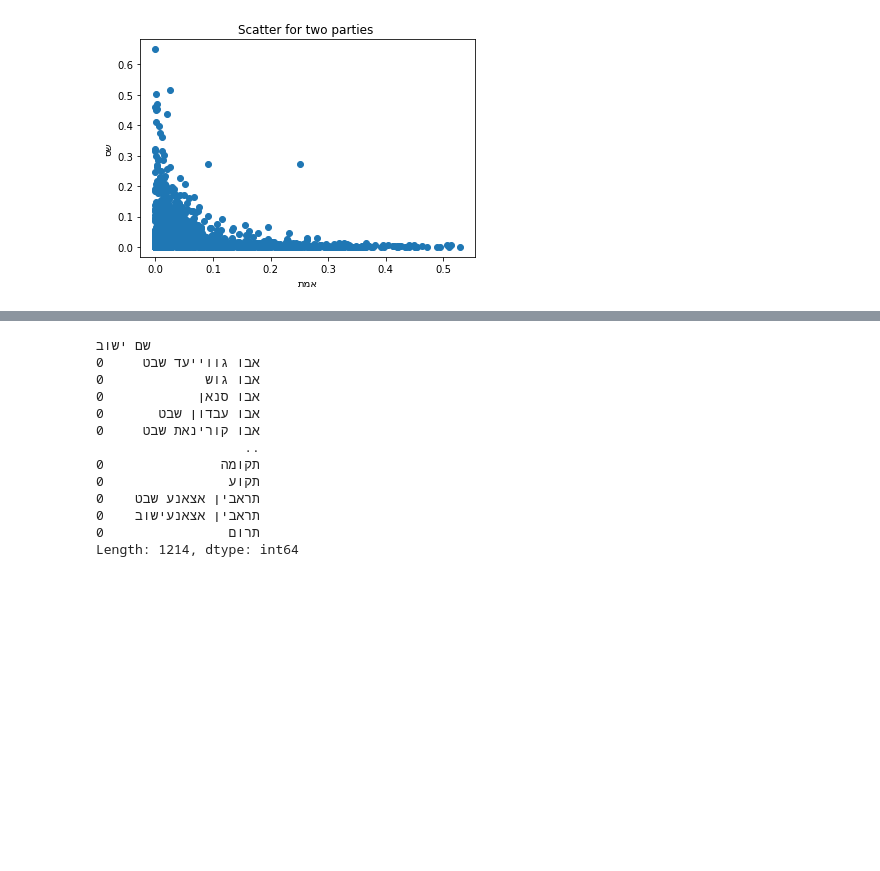
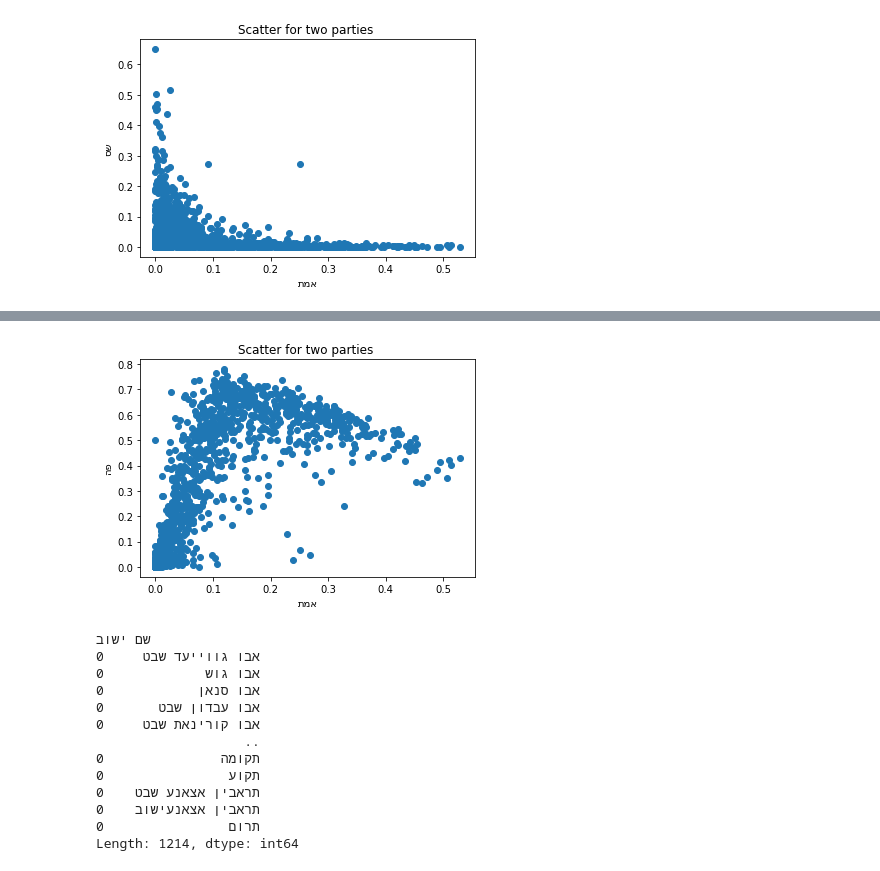
Before and after one commit to orzuk/ElectionsDataAnalysis, a Jupyter notebook: ReadElectionData.ipynb, the cells around one changed output, grey strips where cells are left out. Drawn from its saved outputs; the diff is of its cells as text; code cells hidden in the pictures; blank space fills up the shorter version.

```diff
--- a/ReadElectionData.ipynb
+++ b/ReadElectionData.ipynb
@@ -284,3 +298,7 @@ two_parties_scatter(df_2020, "אמת", "שס")
+# %%
+two_parties_scatter(df_2020, "אמת", "פה")
+# %% [output]
+[figure, added]
 # %%
 # Check sum of eligible votes
 df_2020.sum(axis=1) - df_2020_raw['כשרים']
```
Also changed, not shown: parts of 6 cells of this notebook.
